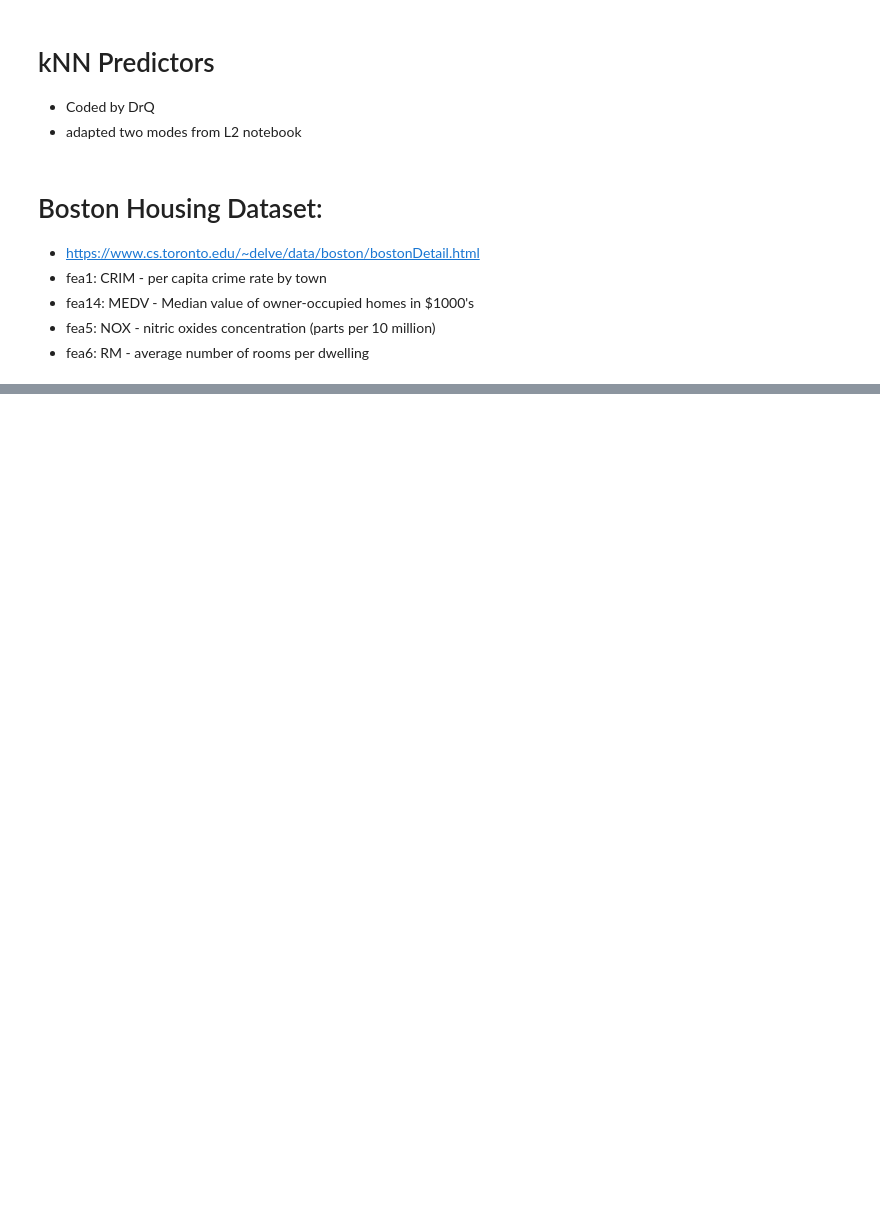
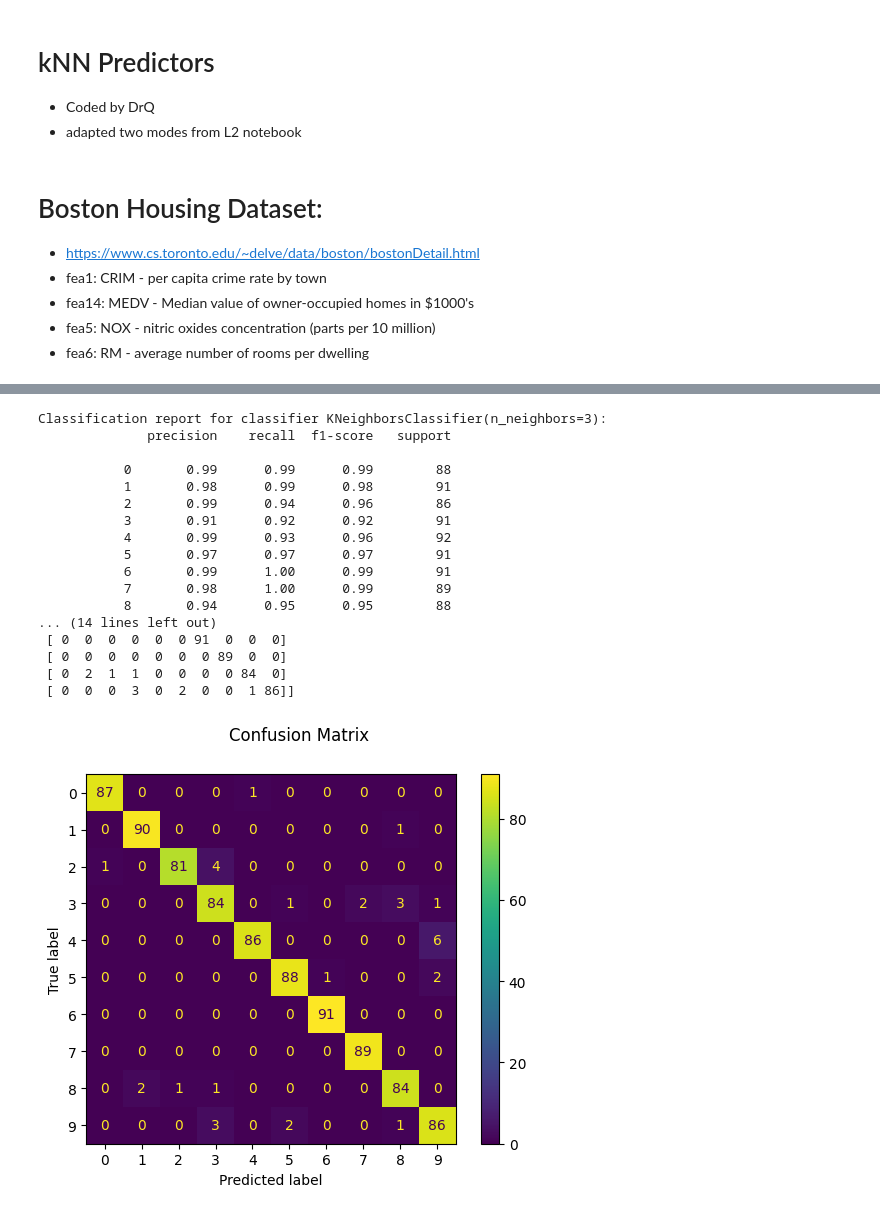
Before and after one commit to qiyanjun/2026Fall-UVA-CS-MachineLearningDeep, a Jupyter notebook: notebook/L8_Knearest.ipynb, the cells around one changed output, grey strips where cells are left out. Saved outputs shown, nothing was run; the diff lists cells and outputs as text; code cells hidden in the pictures; blank space fills up the shorter version.

```diff
--- a/notebook/L8_Knearest.ipynb
+++ b/notebook/L8_Knearest.ipynb
@@ -108,0 +112,41 @@ X_train, X_test, y_train, y_test = train_test_split(
+# %%
+from sklearn.neighbors import KNeighborsClassifier
+from sklearn.metrics import ConfusionMatrixDisplay # Import ConfusionMatrixDisplay
+
+# Create a classifier: kNN classifier
+knn_classifier = KNeighborsClassifier(n_neighbors=3)
+
+# We learn the digits on the first half of the digits
+knn_classifier.fit(X_train, y_train)
+
+# Now predict the value of the digit on the second half and store as predicted_knn:
+predicted_knn = knn_classifier.predict(X_test)
+
+print("Classification report for classifier %s:\n%s\n"
+      % (knn_classifier, metrics.classification_report(y_test, predicted_knn)))
+
+# Use ConfusionMatrixDisplay.from_estimator instead of metrics.plot_confusion_matrix
+disp = ConfusionMatrixDisplay.from_estimator(knn_classifier, X_test, y_test)
+disp.figure_.suptitle("Confusion Matrix")
+print("Confusion matrix:\n%s" % disp.confusion_matrix)
+
+plt.show()
+# %% [output]
+Classification report for classifier KNeighborsClassifier(n_neighbors=3):
+              precision    recall  f1-score   support
+
+           0       0.99      0.99      0.99        88
+           1       0.98      0.99      0.98        91
+           2       0.99      0.94      0.96        86
+           3       0.91      0.92      0.92        91
+           4       0.99      0.93      0.96        92
+           5       0.97      0.97      0.97        91
+           6       0.99      1.00      0.99        91
+           7       0.98      1.00      0.99        89
+           8       0.94      0.95      0.95        88
+... (14 lines left out)
+ [ 0  0  0  0  0  0 91  0  0  0]
+ [ 0  0  0  0  0  0  0 89  0  0]
+ [ 0  2  1  1  0  0  0  0 84  0]
+ [ 0  0  0  3  0  2  0  0  1 86]]
+[figure, added]
```
Also changed, not shown: parts of 11 cells of this notebook.
